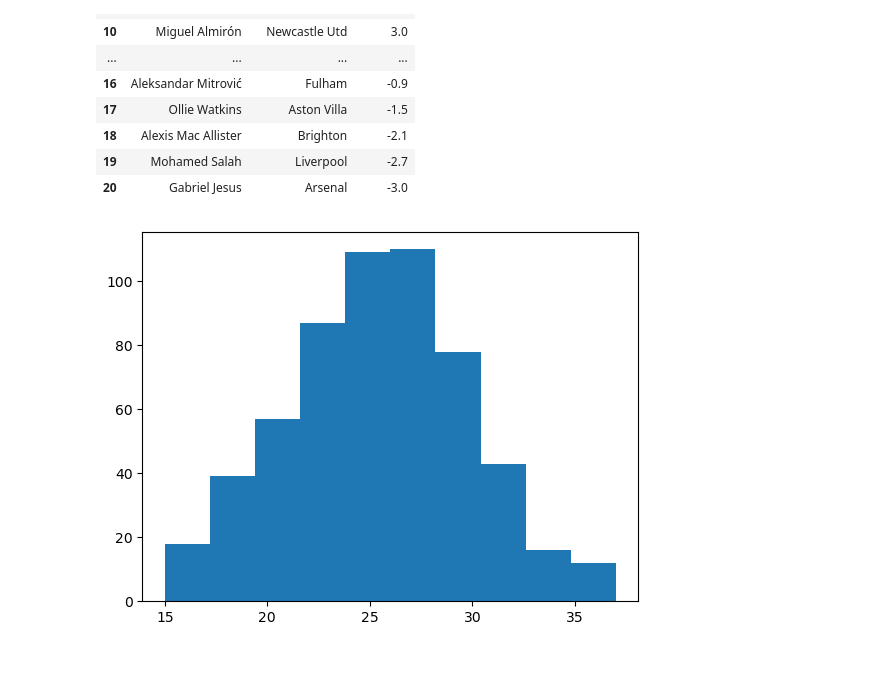
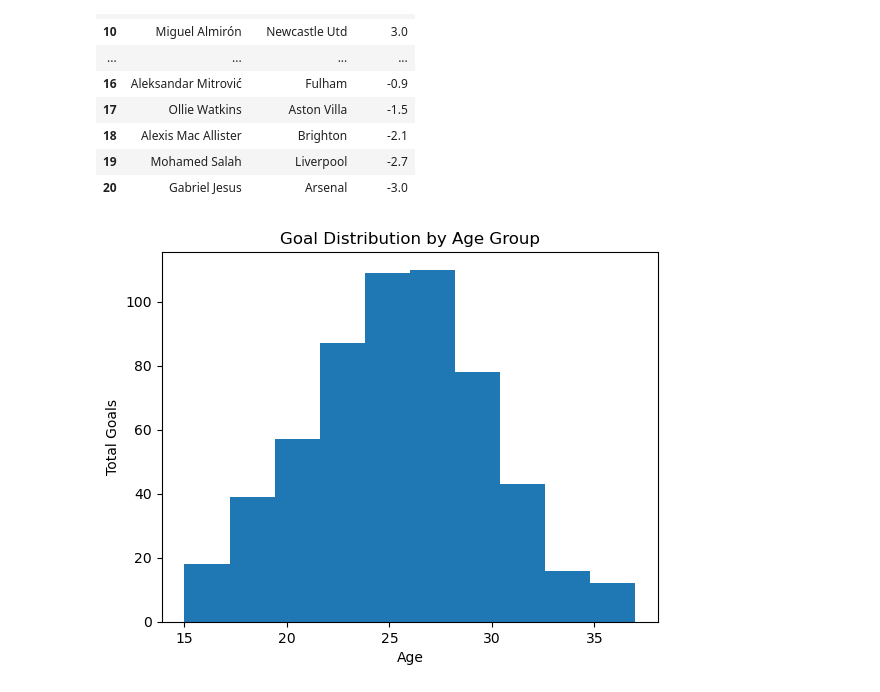
Before and after one commit to ayomidecole/Prem2022-23-data, a Jupyter notebook: 4_player_shooting_analysis.ipynb, the cells around one changed output. Drawn from its saved outputs; the diff is of its cells as text; code cells hidden in the pictures; blank space fills up the shorter version.

Commit message:
Added plot labels

```diff
--- a/4_player_shooting_analysis.ipynb
+++ b/4_player_shooting_analysis.ipynb
@@ -243,6 +243,13 @@ fig.show()
 # %%
 Age_group=player_shooting.groupby(by='Age')['Goals'].sum().reset_index() #shouout okoli
 Age_group.rename(columns={'Goals':'Total Goals'},inplace=True)
 age_dist = plt.hist(player_shooting['Age'])
+# ... previous code ...
+
+plt.xlabel('Age')
+plt.ylabel('Total Goals')
+plt.title('Goal Distribution by Age Group')
+
+plt.show()
 # %% [output]
-[figure, old version]
+[figure, new version]
```
